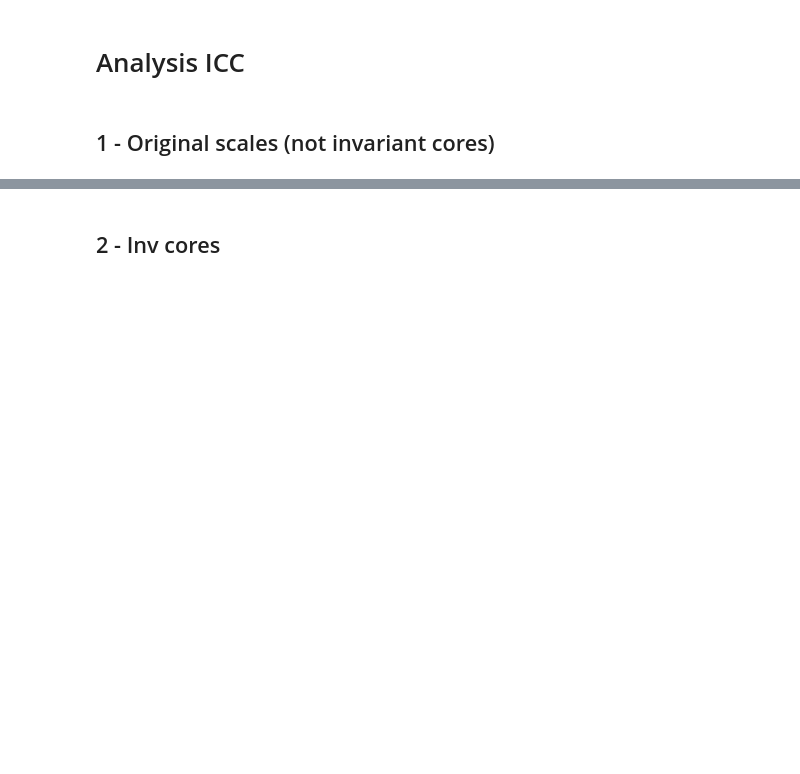
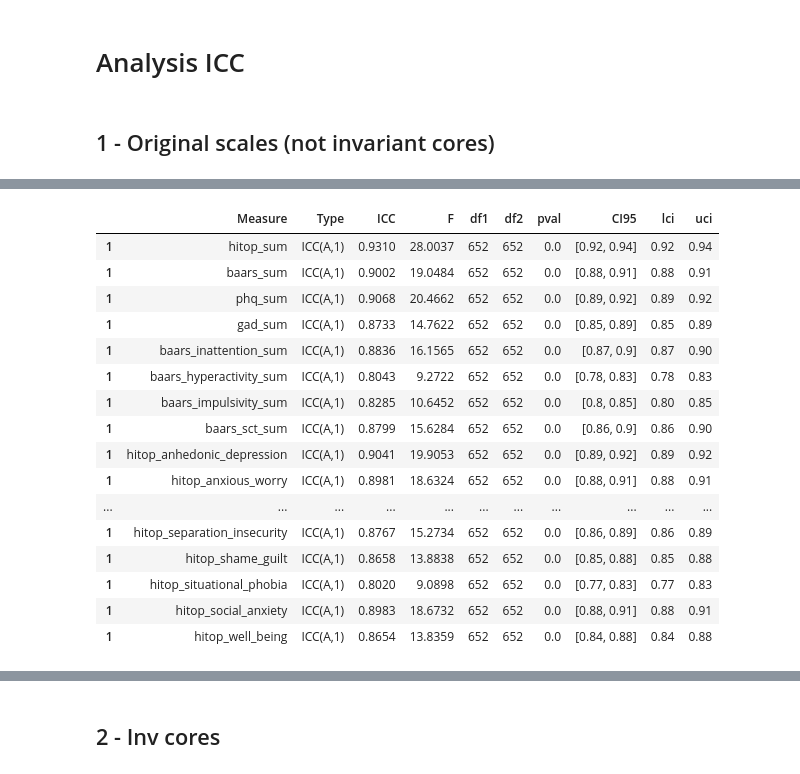
Before and after one commit to Shotgunosine/HiTOP, a Jupyter notebook: notebooks/NB_3_ICC.ipynb, the cells around one changed output, grey strips where cells are left out. Cells and saved outputs as stored; diff of their text form; code cells hidden in the pictures; blank space fills up the shorter version.

```diff
--- a/notebooks/NB_3_ICC.ipynb
+++ b/notebooks/NB_3_ICC.ipynb
@@ -183,6 +229,26 @@ icc_results_en
 | 1 | hitop_situational_phobia | ICC2 | Single random raters | 0.7964 | 8.8072 | 254 | 254 | 0.0 | [0.75, 0.84] | 0.75 | 0.84 |
 | 1 | hitop_social_anxiety | ICC2 | Single random raters | 0.8248 | 10.3893 | 254 | 254 | 0.0 | [0.78, 0.86] | 0.78 | 0.86 |
 | 1 | hitop_well_being | ICC2 | Single random raters | 0.7896 | 8.4786 | 254 | 254 | 0.0 | [0.74, 0.83] | 0.74 | 0.83 |
+# %%
+icc_results_comb
+# %% [output]
+|  | Measure | Type | ICC | F | df1 | df2 | pval | CI95 | lci | uci |
+| 1 | hitop_sum | ICC(A,1) | 0.9310 | 28.0037 | 652 | 652 | 0.0 | [0.92, 0.94] | 0.92 | 0.94 |
+| 1 | baars_sum | ICC(A,1) | 0.9002 | 19.0484 | 652 | 652 | 0.0 | [0.88, 0.91] | 0.88 | 0.91 |
+| 1 | phq_sum | ICC(A,1) | 0.9068 | 20.4662 | 652 | 652 | 0.0 | [0.89, 0.92] | 0.89 | 0.92 |
+| 1 | gad_sum | ICC(A,1) | 0.8733 | 14.7622 | 652 | 652 | 0.0 | [0.85, 0.89] | 0.85 | 0.89 |
+| 1 | baars_inattention_sum | ICC(A,1) | 0.8836 | 16.1565 | 652 | 652 | 0.0 | [0.87, 0.9] | 0.87 | 0.90 |
+| 1 | baars_hyperactivity_sum | ICC(A,1) | 0.8043 | 9.2722 | 652 | 652 | 0.0 | [0.78, 0.83] | 0.78 | 0.83 |
+| 1 | baars_impulsivity_sum | ICC(A,1) | 0.8285 | 10.6452 | 652 | 652 | 0.0 | [0.8, 0.85] | 0.80 | 0.85 |
+| 1 | baars_sct_sum | ICC(A,1) | 0.8799 | 15.6284 | 652 | 652 | 0.0 | [0.86, 0.9] | 0.86 | 0.90 |
+| 1 | hitop_anhedonic_depression | ICC(A,1) | 0.9041 | 19.9053 | 652 | 652 | 0.0 | [0.89, 0.92] | 0.89 | 0.92 |
+| 1 | hitop_anxious_worry | ICC(A,1) | 0.8981 | 18.6324 | 652 | 652 | 0.0 | [0.88, 0.91] | 0.88 | 0.91 |
+| ... | ... | ... | ... | ... | ... | ... | ... | ... | ... | ... |
+| 1 | hitop_separation_insecurity | ICC(A,1) | 0.8767 | 15.2734 | 652 | 652 | 0.0 | [0.86, 0.89] | 0.86 | 0.89 |
+| 1 | hitop_shame_guilt | ICC(A,1) | 0.8658 | 13.8838 | 652 | 652 | 0.0 | [0.85, 0.88] | 0.85 | 0.88 |
+| 1 | hitop_situational_phobia | ICC(A,1) | 0.8020 | 9.0898 | 652 | 652 | 0.0 | [0.77, 0.83] | 0.77 | 0.83 |
+| 1 | hitop_social_anxiety | ICC(A,1) | 0.8983 | 18.6732 | 652 | 652 | 0.0 | [0.88, 0.91] | 0.88 | 0.91 |
+| 1 | hitop_well_being | ICC(A,1) | 0.8654 | 13.8359 | 652 | 652 | 0.0 | [0.84, 0.88] | 0.84 | 0.88 |
 # %%
 icc_results_comb
 # %% [output]
```
Also changed, not shown: parts of 9 cells of this notebook.
